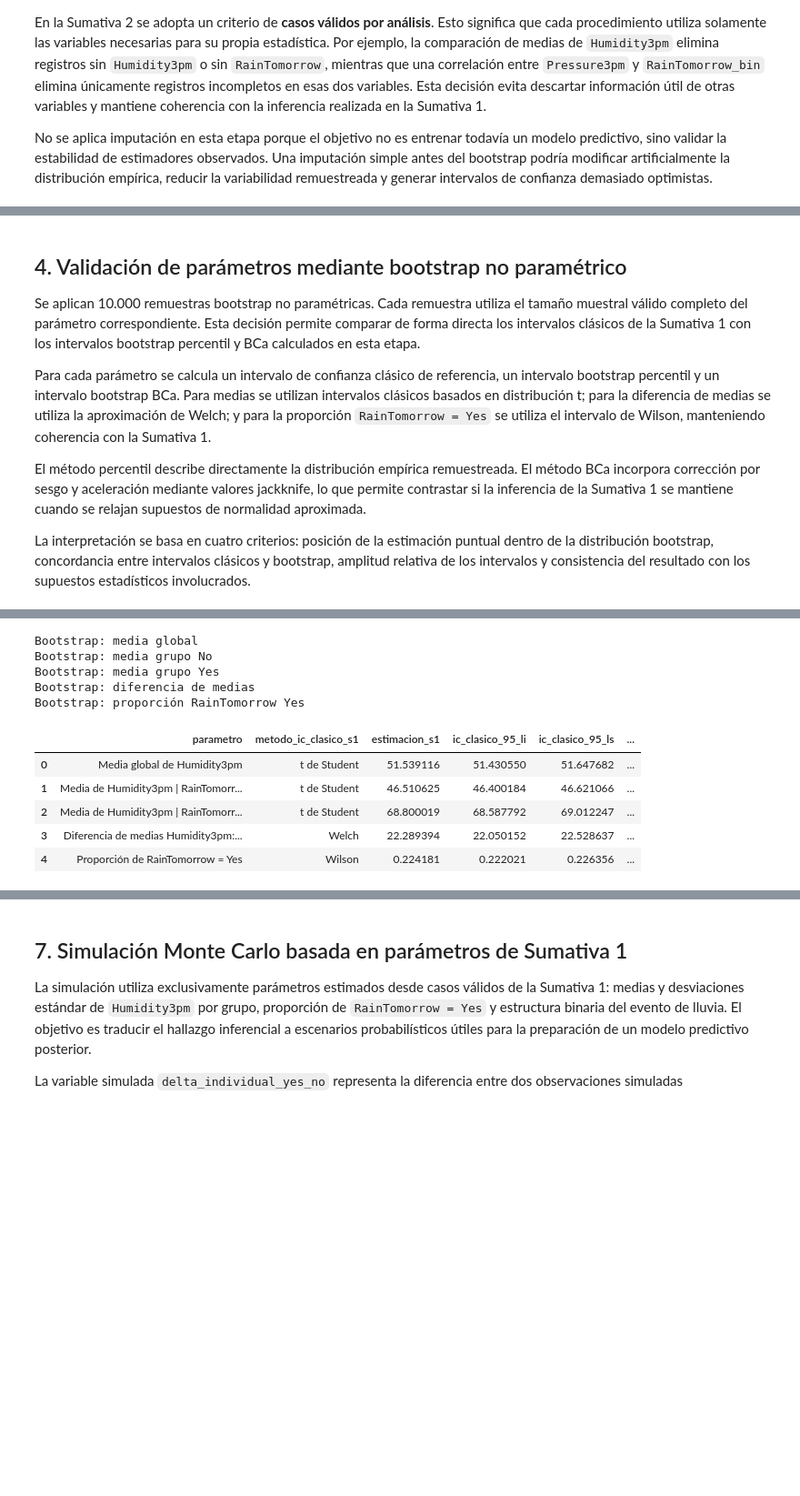
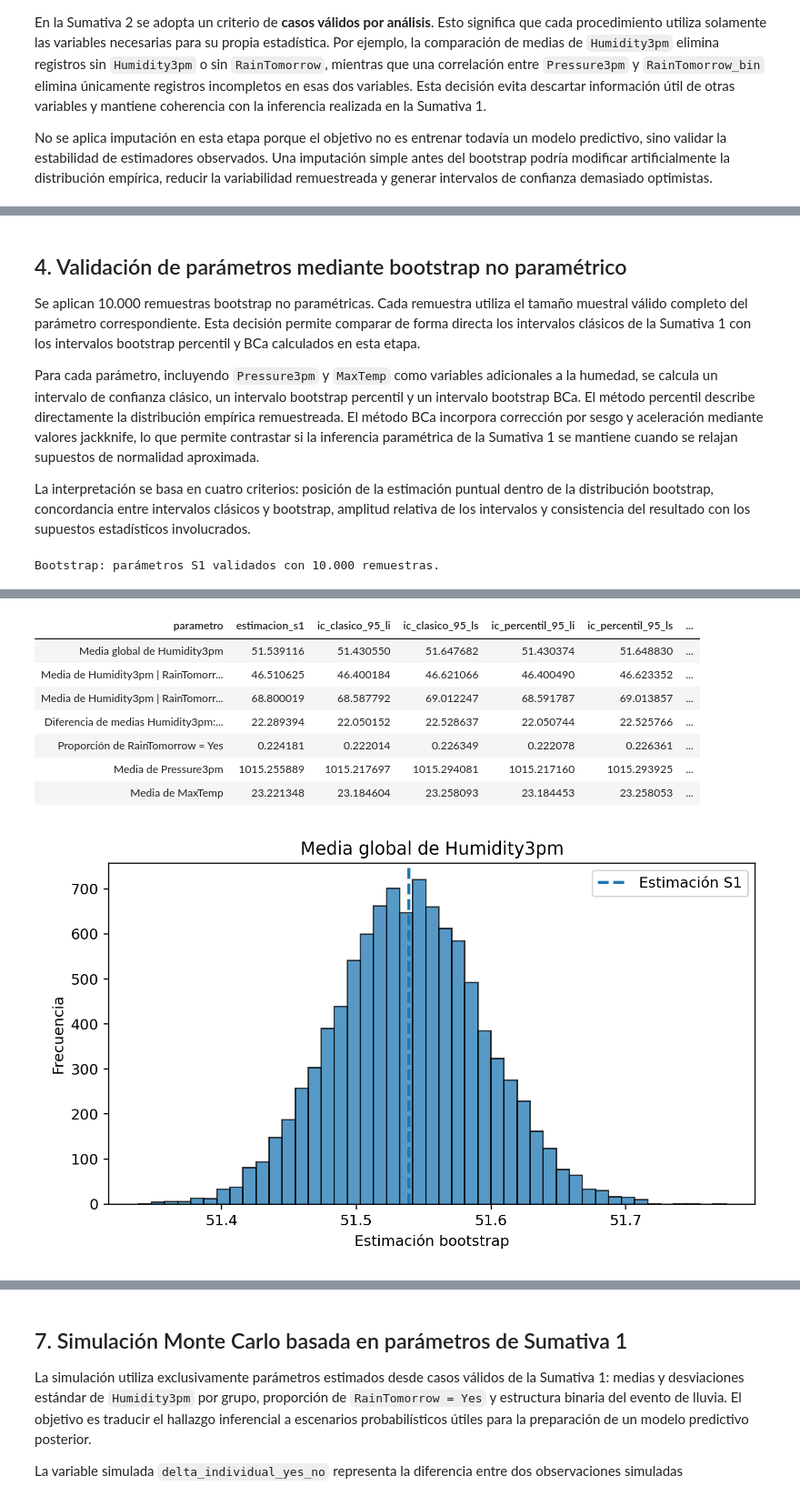
Before and after one commit to edocontreras/mcdia501-estadistica-computacional-g6, a Jupyter notebook: semana2/notebooks/Sumativa2_Rain_Australia_G6.ipynb, the cells around one changed output, grey strips where cells are left out. Shown at 91% size. Drawn from its saved outputs; the diff is of its cells as text; code cells hidden in the pictures; blank space fills up the shorter version.

```diff
--- a/semana2/notebooks/Sumativa2_Rain_Australia_G6.ipynb
+++ b/semana2/notebooks/Sumativa2_Rain_Australia_G6.ipynb
@@ -393,9 +378,7 @@ display(control_trazabilidad)
 
 Se aplican 10.000 remuestras bootstrap no paramétricas. Cada remuestra utiliza el tamaño muestral válido completo del parámetro correspondiente. Esta decisión permite comparar de forma directa los intervalos clásicos de la Sumativa 1 con los intervalos bootstrap percentil y BCa calculados en esta etapa.
 
-Para cada parámetro se calcula un intervalo de confianza clásico de referencia, un intervalo bootstrap percentil y un intervalo bootstrap BCa. Para medias se utilizan intervalos clásicos basados en distribución t; para la diferencia de medias se utiliza la aproximación de Welch; y para la proporción `RainTomorrow = Yes` se utiliza el intervalo de Wilson, manteniendo coherencia con la Sumativa 1.
-
-El método percentil describe directamente la distribución empírica remuestreada. El método BCa incorpora corrección por sesgo y aceleración mediante valores jackknife, lo que permite contrastar si la inferencia de la Sumativa 1 se mantiene cuando se relajan supuestos de normalidad aproximada.
+Para cada parámetro, incluyendo `Pressure3pm` y `MaxTemp` como variables adicionales a la humedad, se calcula un intervalo de confianza clásico, un intervalo bootstrap percentil y un intervalo bootstrap BCa. El método percentil describe directamente la distribución empírica remuestreada. El método BCa incorpora corrección por sesgo y aceleración mediante valores jackknife, lo que permite contrastar si la inferencia paramétrica de la Sumativa 1 se mantiene cuando se relajan supuestos de normalidad aproximada.
 
 La interpretación se basa en cuatro criterios: posición de la estimación puntual dentro de la distribución bootstrap, concordancia entre intervalos clásicos y bootstrap, amplitud relativa de los intervalos y consistencia del resultado con los supuestos estadísticos involucrados.
 # %%
@@ -425,7 +408,7 @@ ci_pct = percentile_interval(boot_all)
 ci_bca = bca_interval(mean_all, boot_all, jackknife_mean_values(h_all_global))
 ci_classic = normal_ci_mean(h_all_global)
 bootstrap_series['media_global_humidity3pm'] = boot_all
-bootstrap_records.append(['Media global de Humidity3pm', 't de Student', mean_all, ci_classic[1], ci_classic[2], ci_pct[0], ci_pct[1], ci_bca[0], ci_bca[1], np.mean(boot_all), np.std(boot_all, ddof=1), N_BOOT])
+bootstrap_records.append(['Media global de Humidity3pm', mean_all, ci_classic[1], ci_classic[2], ci_pct[0], ci_pct[1], ci_bca[0], ci_bca[1], np.mean(boot_all), np.std(boot_all, ddof=1), N_BOOT])
 
 print('Bootstrap: media grupo No')
 boot_no = bootstrap_mean(h_no, N_BOOT, rng, batch_size=BATCH_SIZE_BOOTSTRAP, sample_size=BOOT_SAMPLE_MEAN)
@@ -433,7 +416,7 @@ ci_pct = percentile_interval(boot_no)
 ci_bca = bca_interval(mean_no, boot_no, jackknife_mean_values(h_no))
 ci_classic = normal_ci_mean(h_no)
 bootstrap_series['media_humidity3pm_no'] = boot_no
-bootstrap_records.append(['Media de Humidity3pm | RainTomorrow = No', 't de Student', mean_no, ci_classic[1], ci_classic[2], ci_pct[0], ci_pct[1], ci_bca[0], ci_bca[1], np.mean(boot_no), np.std(boot_no, ddof=1), N_BOOT])
+bootstrap_records.append(['Media de Humidity3pm | RainTomorrow = No', mean_no, ci_classic[1], ci_classic[2], ci_pct[0], ci_pct[1], ci_bca[0], ci_bca[1], np.mean(boot_no), np.std(boot_no, ddof=1), N_BOOT])
 
 print('Bootstrap: media grupo Yes')
 boot_yes = bootstrap_mean(h_yes, N_BOOT, rng, batch_size=BATCH_SIZE_BOOTSTRAP, sample_size=BOOT_SAMPLE_MEAN)
@@ -441,7 +424,7 @@ ci_pct = percentile_interval(boot_yes)
 ci_bca = bca_interval(mean_yes, boot_yes, jackknife_mean_values(h_yes))
 ci_classic = normal_ci_mean(h_yes)
 bootstrap_series['media_humidity3pm_yes'] = boot_yes
-bootstrap_records.append(['Media de Humidity3pm | RainTomorrow = Yes', 't de Student', mean_yes, ci_classic[1], ci_classic[2], ci_pct[0], ci_pct[1], ci_bca[0], ci_bca[1], np.mean(boot_yes), np.std(boot_yes, ddof=1), N_BOOT])
+bootstrap_records.append(['Media de Humidity3pm | RainTomorrow = Yes', mean_yes, ci_classic[1], ci_classic[2], ci_pct[0], ci_pct[1], ci_bca[0], ci_bca[1], np.mean(boot_yes), np.std(boot_yes, ddof=1), N_BOOT])
 
 print('Bootstrap: diferencia de medias')
 boot_diff = bootstrap_difference_means(h_yes, h_no, N_BOOT, rng, batch_size=BATCH_SIZE_BOOTSTRAP, sample_size_yes=BOOT_SAMPLE_MEAN, sample_size_no=BOOT_SAMPLE_MEAN)
@@ -449,19 +432,45 @@ ci_pct = percentile_interval(boot_diff)
 ci_bca = bca_interval(diff_yes_no, boot_diff, jackknife_difference_means_values(h_yes, h_no))
 ci_classic = welch_ci_difference(h_yes, h_no)
 bootstrap_series['diferencia_medias_humidity3pm_yes_no'] = boot_diff
-bootstrap_records.append(['Diferencia de medias Humidity3pm: Yes - No', 'Welch', diff_yes_no, ci_classic[1], ci_classic[2], ci_pct[0], ci_pct[1], ci_bca[0], ci_bca[1], np.mean(boot_diff), np.std(boot_diff, ddof=1), N_BOOT])
+bootstrap_records.append(['Diferencia de medias Humidity3pm: Yes - No', diff_yes_no, ci_classic[1], ci_classic[2], ci_pct[0], ci_pct[1], ci_bca[0], ci_bca[1], np.mean(boot_diff), np.std(boot_diff, ddof=1), N_BOOT])
 
 print('Bootstrap: proporción RainTomorrow Yes')
 rain_tomorrow_valid = base_validacion['RainTomorrow_bin'].dropna().to_numpy(dtype=float)
 boot_prop = bootstrap_proportion(rain_tomorrow_valid, N_BOOT, rng, batch_size=BATCH_SIZE_BOOTSTRAP, sample_size=BOOT_SAMPLE_MEAN)
 ci_pct = percentile_interval(boot_prop)
 ci_bca = bca_interval(prop_yes, boot_prop, jackknife_mean_values(rain_tomorrow_valid))
-ci_classic = wilson_ci_proportion(rain_tomorrow_valid)
+ci_classic = normal_ci_proportion(rain_tomorrow_valid)
 bootstrap_series['proporcion_raintomorrow_yes'] = boot_prop
-bootstrap_records.append(['Proporción de RainTomorrow = Yes', 'Wilson', prop_yes, ci_classic[1], ci_classic[2], ci_pct[0], ci_pct[1], ci_bca[0], ci_bca[1], np.mean(boot_prop), np.std(boot_prop, ddof=1), N_BOOT])
+bootstrap_records.append(['Proporción de RainTomorrow = Yes', prop_yes, ci_classic[1], ci_classic[2], ci_pct[0], ci_pct[1], ci_bca[0], ci_bca[1], np.mean(boot_prop), np.std(boot_prop, ddof=1), N_BOOT])
+
+print('Bootstrap: media Pressure3pm')
+boot_pressure = bootstrap_mean(pressure_values, N_BOOT, rng, batch_size=BATCH_SIZE_BOOTSTRAP, sample_size=BOOT_SAMPLE_MEAN)
+ci_pct = percentile_interval(boot_pressure)
+ci_bca = bca_interval(mean_pressure3pm, boot_pressure, jackknife_mean_values(pressure_values))
+ci_classic = normal_ci_mean(pressure_values)
+bootstrap_series['media_pressure3pm'] = boot_pressure
+bootstrap_records.append(['Media de Pressure3pm', mean_pressure3pm, ci_classic[1], ci_classic[2], ci_pct[0], ci_pct[1], ci_bca[0], ci_bca[1], np.mean(boot_pressure), np.std(boot_pressure, ddof=1), N_BOOT])
+
+print('Bootstrap: media MaxTemp')
+boot_maxtemp = bootstrap_mean(maxtemp_values, N_BOOT, rng, batch_size=BATCH_SIZE_BOOTSTRAP, sample_size=BOOT_SAMPLE_MEAN)
+ci_pct = percentile_interval(boot_maxtemp)
+ci_bca = bca_interval(mean_maxtemp, boot_maxtemp, jackknife_mean_values(maxtemp_values))
+ci_classic = normal_ci_mean(maxtemp_values)
+bootstrap_series['media_maxtemp'] = boot_maxtemp
+bootstrap_records.append(['Media de MaxTemp', mean_maxtemp, ci_classic[1], ci_classic[2], ci_pct[0], ci_pct[1], ci_bca[0], ci_bca[1], np.mean(boot_maxtemp), np.std(boot_maxtemp, ddof=1), N_BOOT])
+
+wilson_prop_resultado = pd.DataFrame([{
+    'parametro': 'Proporción de RainTomorrow = Yes',
+    'estimacion_s1': prop_yes,
+    'ic_wilson_95_li': wilson_prop_s1[1],
+    'ic_wilson_95_ls': wilson_prop_s1[2],
+    'n_valido': len(rain_tomorrow_valid),
+    'lectura': 'Intervalo Wilson calculado en S1 y utilizado como referencia adicional para la validación bootstrap de S2.'
+}])
+wilson_prop_resultado.to_csv(TABLES_DIR / '02c_wilson_proporcion_raintomorrow_s1.csv', index=False)
 
 bootstrap_parametros = pd.DataFrame(bootstrap_records, columns=[
-    'parametro', 'metodo_ic_clasico_s1', 'estimacion_s1', 'ic_clasico_95_li', 'ic_clasico_95_ls',
+    'parametro', 'estimacion_s1', 'ic_clasico_95_li', 'ic_clasico_95_ls',
     'ic_percentil_95_li', 'ic_percentil_95_ls', 'ic_bca_95_li', 'ic_bca_95_ls',
     'media_bootstrap', 'error_estandar_bootstrap', 'n_remuestras'
 ])
@@ -487,8 +496,8 @@ comparacion_intervalos['lectura_metodologica'] = np.where(
     'El intervalo BCa contiene la estimación de S1; la evidencia bootstrap es concordante con el resultado previo.',
     'El intervalo BCa no contiene la estimación de S1; revisar posible sesgo, asimetría o sensibilidad del estimador.'
 )
-comparacion_intervalos['criterio_comparacion'] = 'Comparación sistemática entre IC clásico de S1, IC bootstrap percentil e IC bootstrap BCa'
 comparacion_intervalos.to_csv(TABLES_DIR / '02b_comparacion_intervalos_bootstrap.csv', index=False)
 
 bootstrap_parametros
 # %% [output]
+Bootstrap: parámetros S1 validados con 10.000 remuestras.
@@ -497,11 +506,9 @@ bootstrap_parametros
-Bootstrap: media global
-Bootstrap: media grupo No
-Bootstrap: media grupo Yes
-Bootstrap: diferencia de medias
-Bootstrap: proporción RainTomorrow Yes
-|  | parametro | metodo_ic_clasico_s1 | estimacion_s1 | ic_clasico_95_li | ic_clasico_95_ls | ... |
-| 0 | Media global de Humidity3pm | t de Student | 51.539116 | 51.430550 | 51.647682 | ... |
-| 1 | Media de Humidity3pm | RainTomorr... | t de Student | 46.510625 | 46.400184 | 46.621066 | ... |
-| 2 | Media de Humidity3pm | RainTomorr... | t de Student | 68.800019 | 68.587792 | 69.012247 | ... |
-| 3 | Diferencia de medias Humidity3pm:... | Welch | 22.289394 | 22.050152 | 22.528637 | ... |
-| 4 | Proporción de RainTomorrow = Yes | Wilson | 0.224181 | 0.222021 | 0.226356 | ... |
+| parametro | estimacion_s1 | ic_clasico_95_li | ic_clasico_95_ls | ic_percentil_95_li | ic_percentil_95_ls | ... |
+| Media global de Humidity3pm | 51.539116 | 51.430550 | 51.647682 | 51.430374 | 51.648830 | ... |
+| Media de Humidity3pm | RainTomorr... | 46.510625 | 46.400184 | 46.621066 | 46.400490 | 46.623352 | ... |
+| Media de Humidity3pm | RainTomorr... | 68.800019 | 68.587792 | 69.012247 | 68.591787 | 69.013857 | ... |
+| Diferencia de medias Humidity3pm:... | 22.289394 | 22.050152 | 22.528637 | 22.050744 | 22.525766 | ... |
+| Proporción de RainTomorrow = Yes | 0.224181 | 0.222014 | 0.226349 | 0.222078 | 0.226361 | ... |
+| Media de Pressure3pm | 1015.255889 | 1015.217697 | 1015.294081 | 1015.217160 | 1015.293925 | ... |
+| Media de MaxTemp | 23.221348 | 23.184604 | 23.258093 | 23.184453 | 23.258053 | ... |
+[figure, added]
```
Also changed, not shown: parts of 23 cells of this notebook.
